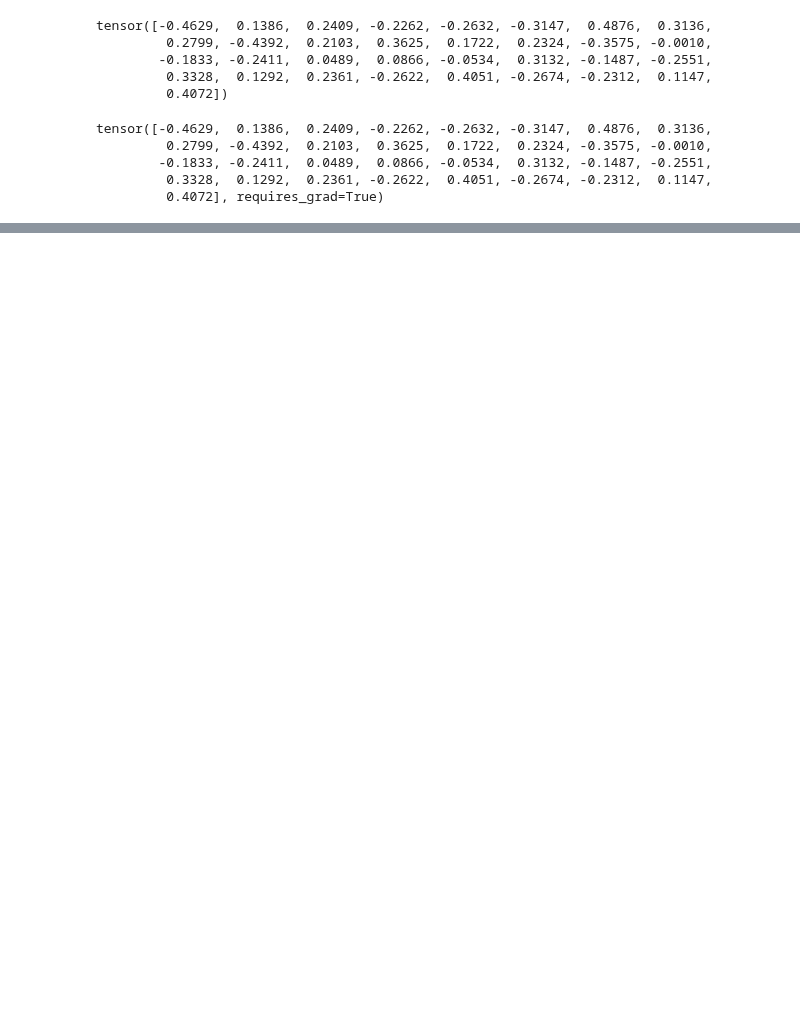
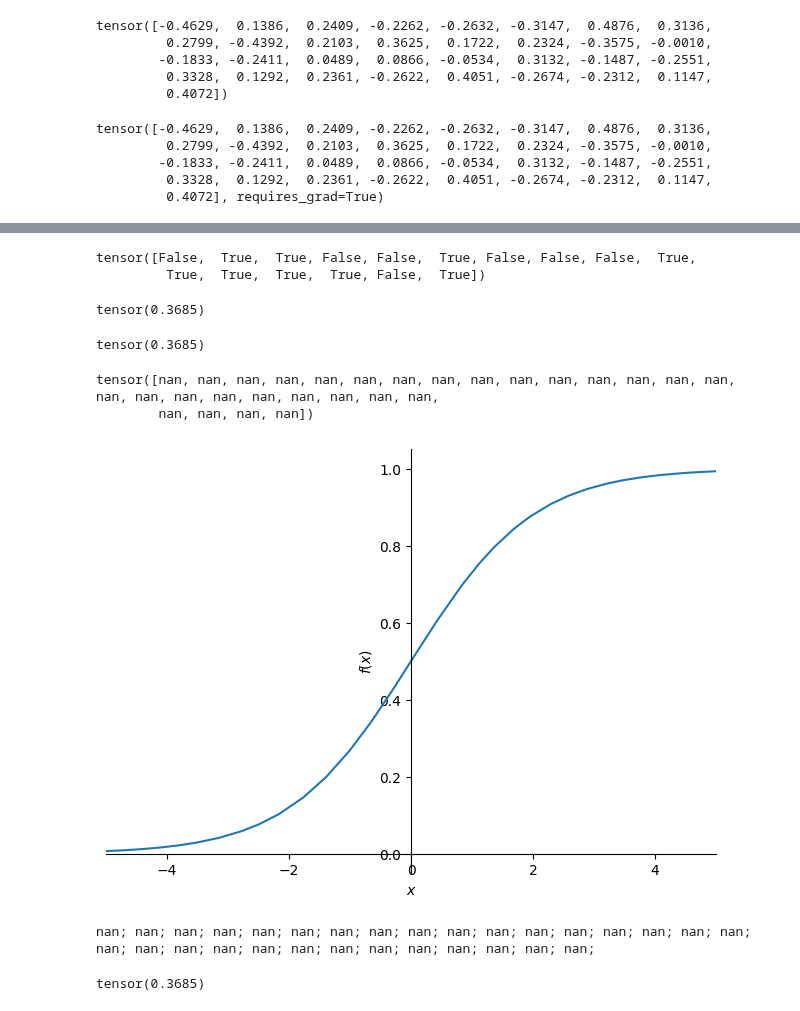
Before and after one commit to mistaherd/my-codeing-journey, a Jupyter notebook: train ai useing Voltedataset.ipynb, the cells around one changed output, grey strips where cells are left out. Drawn from its saved outputs; the diff is of its cells as text; code cells hidden in the pictures; blank space fills up the shorter version.

```diff
--- a/train ai useing Voltedataset.ipynb
+++ b/train ai useing Voltedataset.ipynb
@@ -286,0 +358,25 @@ ModuleNotFoundError: No module named 'fastai'
+# %%
+results = val_dep.bool()==(preds>0.5)
+results[:16]
+# %% [output]
+tensor([False,  True,  True, False, False,  True, False, False, False,  True,
+         True,  True,  True,  True, False,  True])
+# %%
+results.float().mean()
+# %% [output]
+tensor(0.3685)
+# %%
+def acc(coeffs): return (val_dep.bool()==(calc_preds(coeffs, val_indep)>0.5)).float().mean()
+acc(coeffs)
+# %% [output]
+tensor(0.3685)
+# %%
+preds[:28]
+# %% [output]
+tensor([nan, nan, nan, nan, nan, nan, nan, nan, nan, nan, nan, nan, nan, nan, nan, nan, nan, nan, nan, nan, nan, nan, nan, nan,
+        nan, nan, nan, nan])
+# %%
+import sympy
+sympy.plot("1/(1+exp(-x))", xlim=(-5,5));
+# %% [output]
+[figure, added]
@@ -286,0 +385,8 @@ ModuleNotFoundError: No module named 'fastai'
+# %%
+coeffs = train_model(lr=100)
+# %% [output]
+nan; nan; nan; nan; nan; nan; nan; nan; nan; nan; nan; nan; nan; nan; nan; nan; nan; nan; nan; nan; nan; nan; nan; nan; nan; nan; nan; nan; nan; nan;
+# %%
+acc(coeffs)
+# %% [output]
+tensor(0.3685)
```
Also changed, not shown: parts of 20 cells of this notebook.
